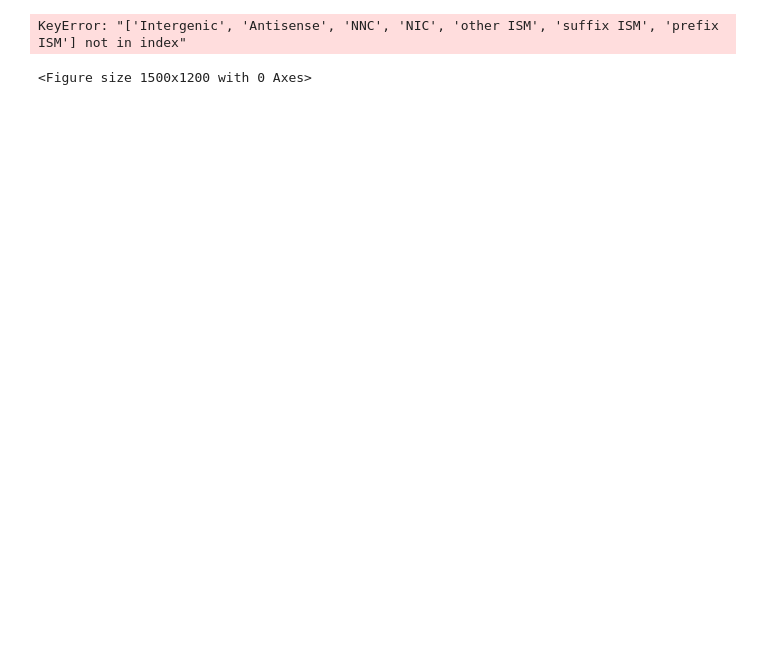
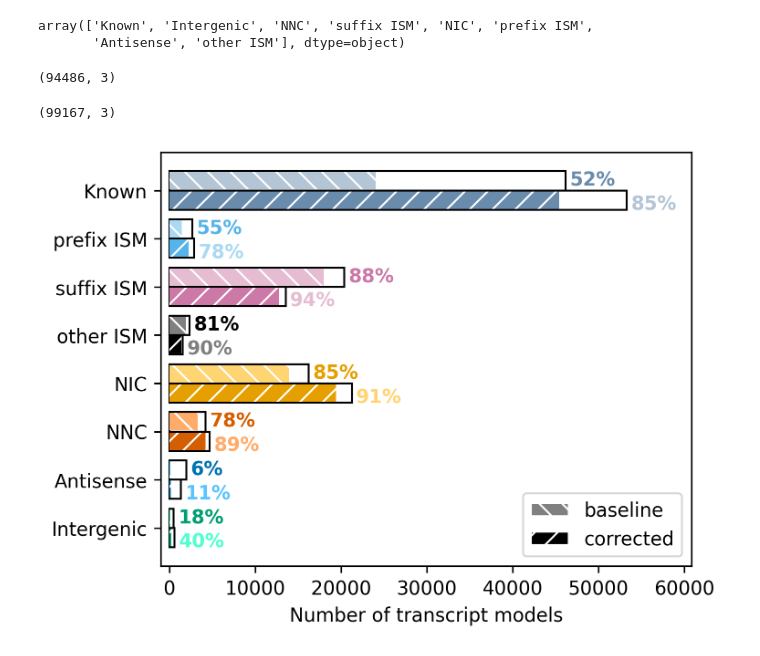
Before and after one commit to mortazavilab/lapa, a Jupyter notebook: workflow/correction/plot_overlap_annotation.ipynb, the cells around one changed output. Drawn from its saved outputs; the diff is of its cells as text; code cells hidden in the pictures; blank space fills up the shorter version.

```diff
--- a/workflow/correction/plot_overlap_annotation.ipynb
+++ b/workflow/correction/plot_overlap_annotation.ipynb
@@ -12,7 +12,7 @@ except NameError:
         snakefile = os.getcwd() + "/workflow/Snakefile",
         rule_name = 'plot_overlap_annotation',
         root = '..',
-        default_wildcards={'sample': 'WTC11', 'library_prep': 'dRNA', 'platform': 'ONT', 'counting': 'end'}
+        default_wildcards={'library_prep': 'cDNA', 'platform': 'PacBio', 'counting': 'end'}
     )
 # %%
 import numpy as np
@@ -47,50 +47,78 @@ order = ['Known','prefix ISM', 'suffix ISM', 'other ISM', 'NIC', 'NNC', 'Antisen
 colors = ["#009E73", "#0072B2", "#D55E00", "#E69F00", "#000000", "#CC79A7",
           "#56B4E9", "#698bac", "#003366", "#F0E442", "lightblue"]
 colors_light = [lighten_color(i) for i in colors]
+# %%
+df_cor['novelty'].unique()
+# %% [output]
+array(['Known', 'Intergenic', 'NNC', 'suffix ISM', 'NIC', 'prefix ISM',
+       'Antisense', 'other ISM'], dtype=object)
+# %%
+df_uncor.shape
+# %% [output]
+(94486, 3)
+# %%
+df_cor.shape
+# %% [output]
+(99167, 3)
 # %%
 import matplotlib.patches as mpatches
 
 plt.figure(figsize=(5, 4), dpi=300)
 #plt.title(f"{snakemake.wildcards['sample']} {snakemake.wildcards['library_prep']} {snakemake.wildcards['platform']}")
 
 df_all_plot = df_uncor.groupby(['novelty']).count().loc[order].reset_index()
+df_all_cor_plot = df_cor.groupby(['novelty']).count().loc[order].reset_index()
+
 df_uncor_plot = df_uncor[df_uncor['support'] == 'yes'].groupby(['novelty']).count().loc[order].reset_index()
 df_cor_plot = df_cor[df_cor['support'] == 'yes'].groupby(['novelty']).count().loc[order].reset_index()
 
 ax = plt.barh(
-    df_all_plot['novelty'].index,
+    df_all_plot['novelty'].index + 0.2,
     df_all_plot['transcript_id'],
-    height=.8, edgecolor='black', color='white')
+    edgecolor='black', color='white', height=.4) # height=.8,
 
 ax = plt.barh(
-    df_uncor_plot['novelty'].index + 0.18,
-    df_uncor_plot['transcript_id'],
-    height=0.36, hatch="\\\\", linewidth=0, edgecolor='white', label='baseline', color=colors_light)
+    df_all_cor_plot['novelty'].index - 0.2,
+    df_all_cor_plot['transcript_id'],
+    edgecolor='black', color='white', height=.4) # height=.8,
 
 ax = plt.barh(
-    df_cor_plot['novelty'].index - 0.18,
+    df_uncor_plot['novelty'].index + 0.2,
+    df_uncor_plot['transcript_id'],
+    height=.36, hatch="\\\\", linewidth=0, edgecolor='white', label='baseline', color=colors_light)
+
+ax = plt.barh(
+    df_cor_plot['novelty'].index - 0.2,
     df_cor_plot['transcript_id'],
-    height=0.36, hatch="//", linewidth=0, edgecolor='white', label='corrected', color=colors)
+    height=.36, hatch="//", linewidth=0, edgecolor='white', label='corrected', color=colors)
 
 per_uncor = df_uncor_plot['transcript_id'] / df_all_plot['transcript_id']
-per_cor = df_cor_plot['transcript_id'] / df_all_plot['transcript_id']
+per_cor = df_cor_plot['transcript_id'] / df_all_cor_plot['transcript_id']
 
-for pu, pc, x, y, c, cl in zip(per_uncor, per_cor, df_all_plot['transcript_id'],
-                               df_all_plot['novelty'].index, colors, colors_light):
+for pu, x, y, c in zip(per_uncor, df_all_plot['transcript_id'],
+                               df_all_plot['novelty'].index, colors):
     plt.text(x + 500, y + 0.1, f'{int(pu * 100)}%', color=c, fontweight='bold')
-    plt.text(x + 500, y - 0.4, f'{int(pc * 100)}%', color=c, fontweight='bold')
+
+for pc, x, y, cl in zip(per_cor, df_all_cor_plot['transcript_id'],
+                           df_all_cor_plot['novelty'].index, colors_light):
+    plt.text(x + 500, y - 0.4, f'{int(pc * 100)}%', color=cl, fontweight='bold')
 
 plt.legend(loc=4, handles=[
     mpatches.Patch(facecolor=colors_light[4],hatch='\\\\"', edgecolor='white', label='baseline'),
     mpatches.Patch(facecolor=colors[4], hatch='//', edgecolor='white', label='corrected')
 ])
 
-max_xlim = df_all_plot['transcript_id'].max() + 10000
+max_xlim = max(
+    df_all_plot['transcript_id'].max(),
+    df_all_cor_plot['transcript_id'].max()
+) + 7500
+
+
 plt.xlim((-1000, max_xlim))
 _ = plt.yticks(list(range(len(order))), order)
 _ = plt.xticks(np.arange(0, max_xlim, 10_000))
+
 plt.xlabel('Number of transcript models')
 plt.savefig(snakemake.output['fig'], bbox_inches='tight', dpi=300)
 # %% [output]
-KeyError: "['Intergenic', 'Antisense', 'NNC', 'NIC', 'other ISM', 'suffix ISM', 'prefix ISM'] not in index"
-<Figure size 1500x1200 with 0 Axes>
+[figure, added]
```
Also changed, not shown: parts of 1 cell of this notebook, 13 other files.
